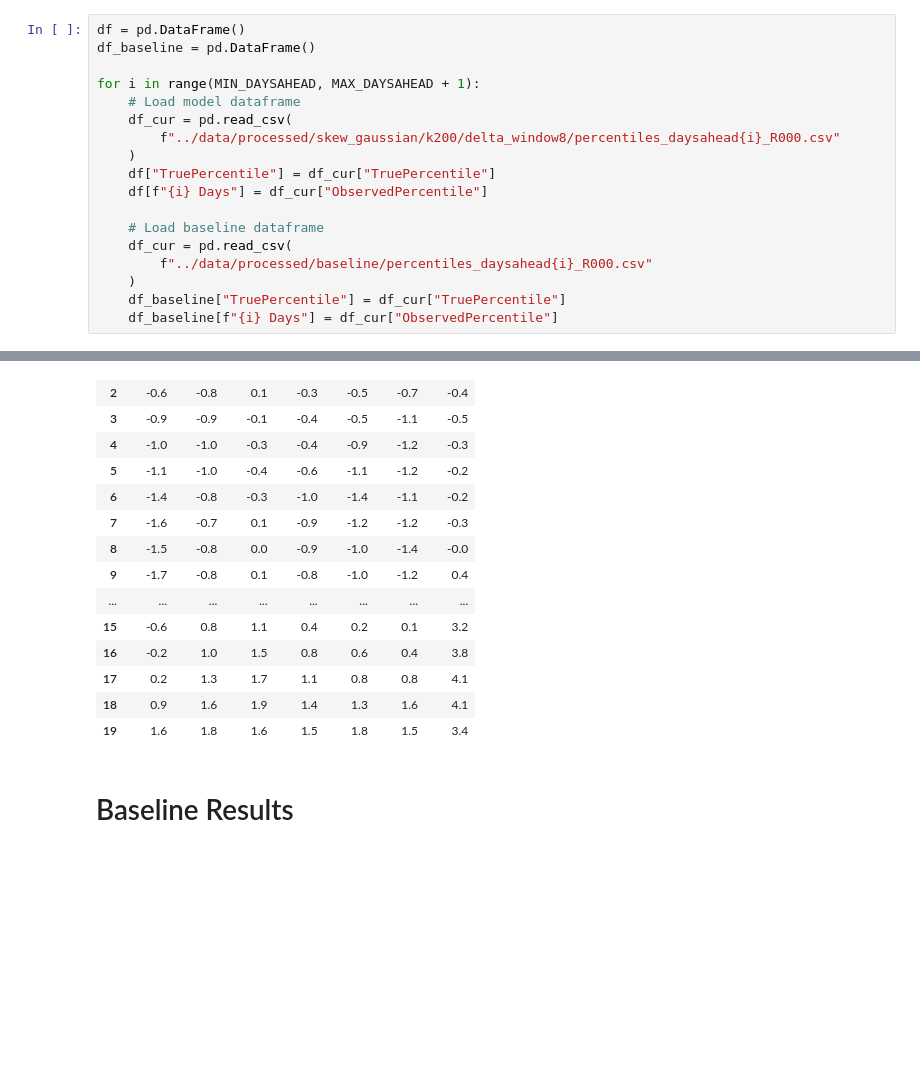
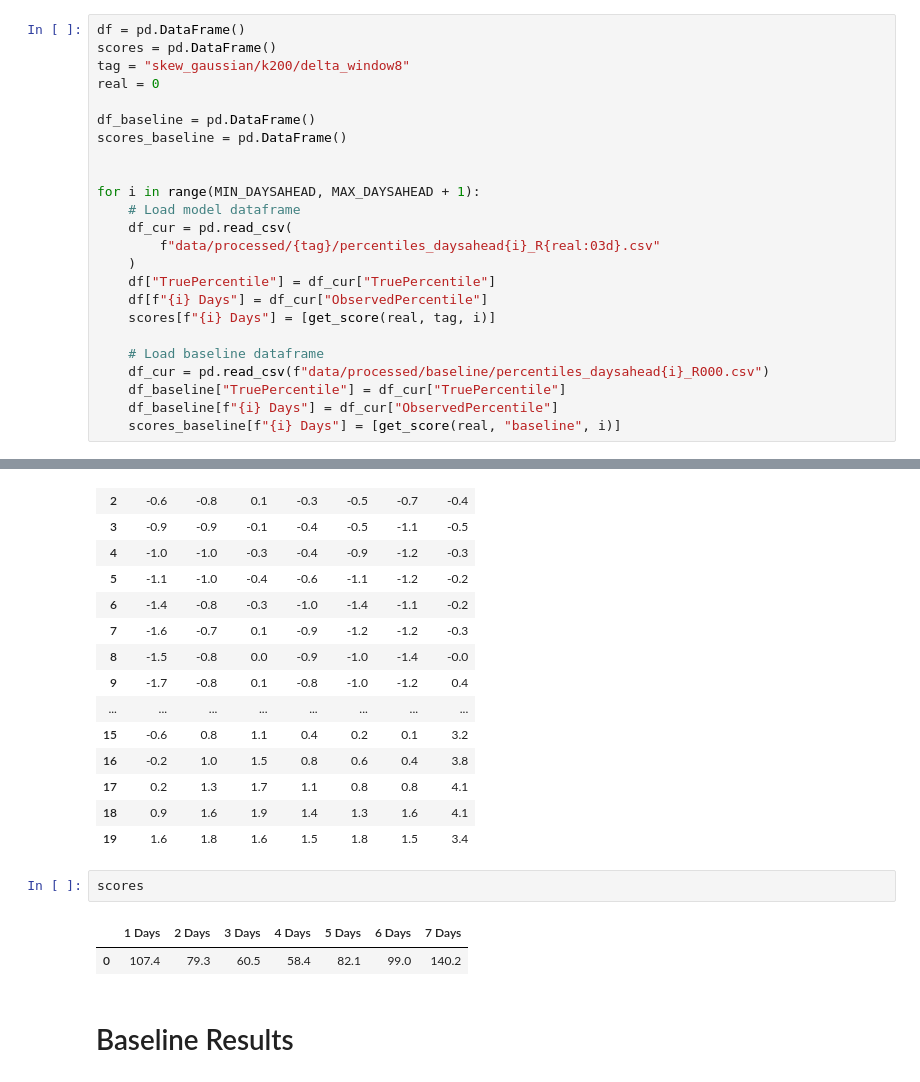
Before and after one commit to ddasilva/wsa_knn_uncertainty_v2, a Jupyter notebook: notebooks/Percentile Analysis.ipynb, the cells around one changed output, grey strips where cells are left out. Saved outputs shown, nothing was run; the diff lists cells and outputs as text; blank space fills up the shorter version.

```diff
--- a/notebooks/Percentile Analysis.ipynb
+++ b/notebooks/Percentile Analysis.ipynb
@@ -17,22 +21,28 @@ sns.set()
 # Load Data Frames from Disk
 # %%
 df = pd.DataFrame()
+scores = pd.DataFrame()
+tag = "skew_gaussian/k200/delta_window8"
+real = 0
+
 df_baseline = pd.DataFrame()
+scores_baseline = pd.DataFrame()
+
 
 for i in range(MIN_DAYSAHEAD, MAX_DAYSAHEAD + 1):
     # Load model dataframe
     df_cur = pd.read_csv(
-        f"../data/processed/skew_gaussian/k200/delta_window8/percentiles_daysahead{i}_R000.csv"
+        f"data/processed/{tag}/percentiles_daysahead{i}_R{real:03d}.csv"
     )
     df["TruePercentile"] = df_cur["TruePercentile"]
     df[f"{i} Days"] = df_cur["ObservedPercentile"]
+    scores[f"{i} Days"] = [get_score(real, tag, i)]
 
     # Load baseline dataframe
-    df_cur = pd.read_csv(
-        f"../data/processed/baseline/percentiles_daysahead{i}_R000.csv"
-    )
+    df_cur = pd.read_csv(f"data/processed/baseline/percentiles_daysahead{i}_R000.csv")
     df_baseline["TruePercentile"] = df_cur["TruePercentile"]
     df_baseline[f"{i} Days"] = df_cur["ObservedPercentile"]
+    scores_baseline[f"{i} Days"] = [get_score(real, "baseline", i)]
 # %%
 df
 # %% [output]
@@ -109,6 +119,11 @@ df_err
 | 17 | 0.2 | 1.3 | 1.7 | 1.1 | 0.8 | 0.8 | 4.1 |
 | 18 | 0.9 | 1.6 | 1.9 | 1.4 | 1.3 | 1.6 | 4.1 |
 | 19 | 1.6 | 1.8 | 1.6 | 1.5 | 1.8 | 1.5 | 3.4 |
+# %%
+scores
+# %% [output]
+|  | 1 Days | 2 Days | 3 Days | 4 Days | 5 Days | 6 Days | 7 Days |
+| 0 | 107.4 | 79.3 | 60.5 | 58.4 | 82.1 | 99.0 | 140.2 |
 # %% [markdown]
 # Baseline Results
 # %%
```
Also changed, not shown: parts of 4 cells of this notebook, 9 other files.
